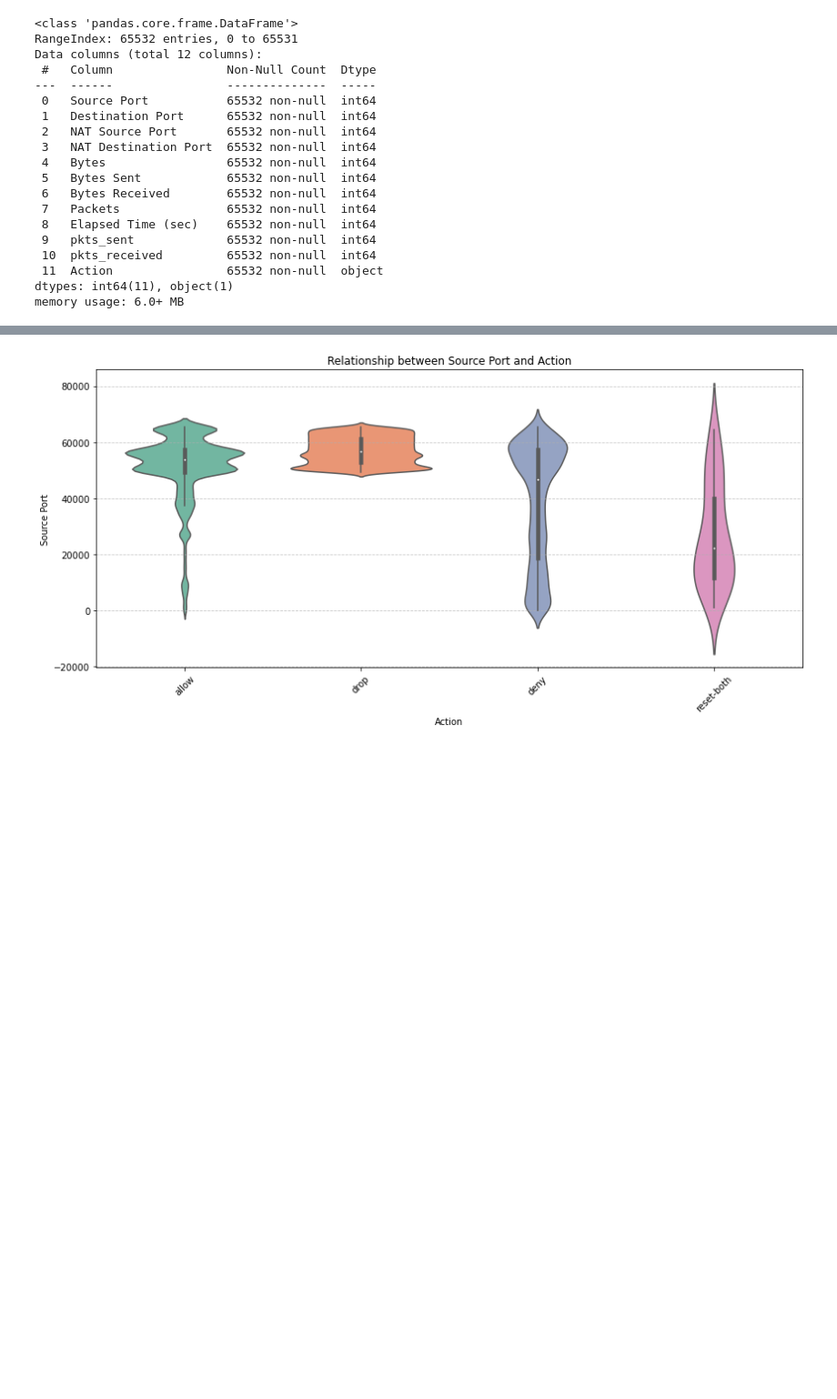
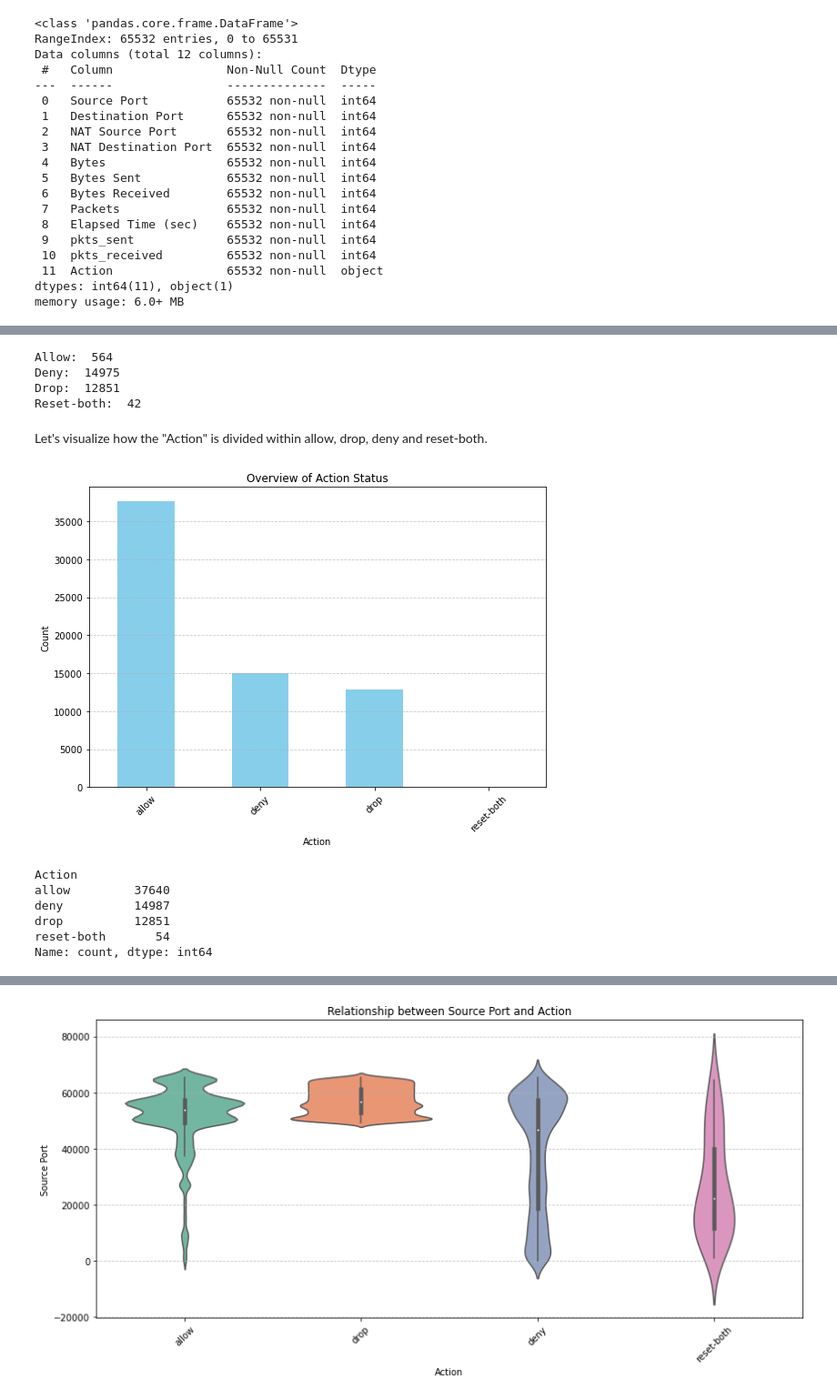
Before and after one commit to heberjuunior/Heber_ML_CA1, a Jupyter notebook: Heber_ML_CA1_Y4.ipynb, the cells around one changed output, grey strips where cells are left out. Shown: that part at 91% size. Saved outputs shown, nothing was run; the diff lists cells and outputs as text; code cells hidden in the pictures; blank space fills up the shorter version.

```diff
--- a/Heber_ML_CA1_Y4.ipynb
+++ b/Heber_ML_CA1_Y4.ipynb
@@ -77,0 +111,41 @@ memory usage: 6.0+ MB
+# %%
+nat_allow = df[(df['NAT Source Port'] == df['NAT Destination Port']) & (df['Action'] == 'allow')].shape[0]
+nat_deny = df[(df['NAT Source Port'] == df['NAT Destination Port']) & (df['Action'] == 'deny')].shape[0]
+nat_drop = df[(df['NAT Source Port'] == df['NAT Destination Port']) & (df['Action'] == 'drop')].shape[0]
+nat_reset_both = df[(df['NAT Source Port'] == df['NAT Destination Port']) & (df['Action'] == 'reset-both')].shape[0]
+
+print("Allow: ", nat_allow)
+print("Deny: ", nat_deny)
+print("Drop: ", nat_drop)
+print("Reset-both: ", nat_reset_both)
+# %% [output]
+Allow:  564
+Deny:  14975
+Drop:  12851
+Reset-both:  42
+# %% [markdown]
+Let's visualize how the "Action" is divided within allow, drop, deny and reset-both.
+# %%
+# Group the data by "Action" and count the occurrences of each action
+action_counts = df['Action'].value_counts()
+
+# Create a bar plot
+plt.figure(figsize=(8, 6))
+action_counts.plot(kind='bar', color='skyblue')
+plt.title('Overview of Action Status')
+plt.xlabel('Action')
+plt.ylabel('Count')
+plt.xticks(rotation=45)
+plt.grid(axis='y', linestyle='--', alpha=0.7)
+plt.tight_layout()
+plt.show()
+
+df['Action'].value_counts()
+# %% [output]
+[figure, added]
+Action
+allow         37640
+deny          14987
+drop          12851
+reset-both       54
+Name: count, dtype: int64
```
Also changed, not shown: parts of 78 cells of this notebook.
